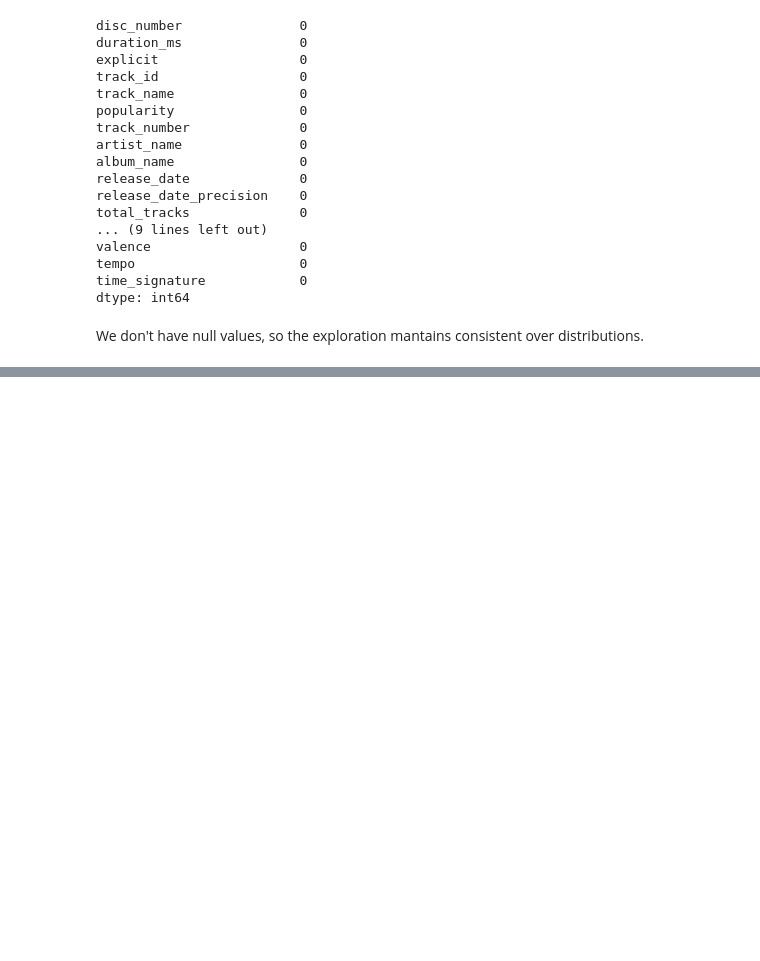
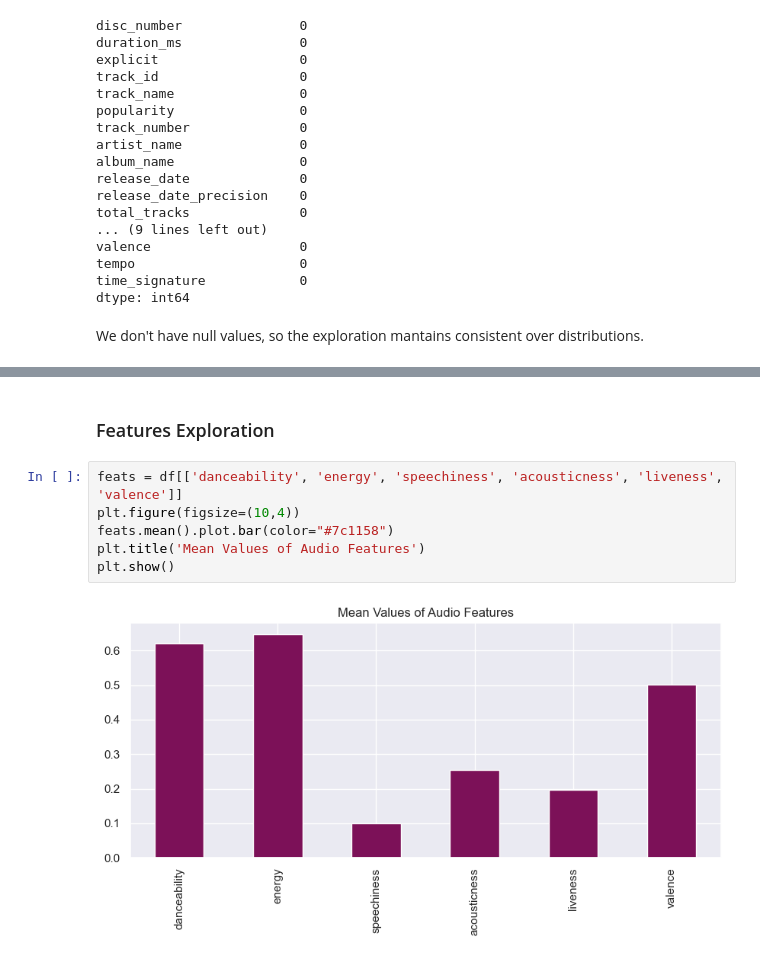
Before and after one commit to mase-git/spotrend, a Jupyter notebook: notebooks/2_data_exploration.ipynb, the cells around one changed output, grey strips where cells are left out. Cells and saved outputs as stored; diff of their text form; blank space fills up the shorter version.

```diff
--- a/notebooks/2_data_exploration.ipynb
+++ b/notebooks/2_data_exploration.ipynb
@@ -216,0 +290,10 @@ sn.jointplot(data=df, x="loudness", y="energy", kind="kde")
+# %% [markdown]
+### Features Exploration
+# %%
+feats = df[['danceability', 'energy', 'speechiness', 'acousticness', 'liveness', 'valence']]
+plt.figure(figsize=(10,4))
+feats.mean().plot.bar(color="#7c1158")
+plt.title('Mean Values of Audio Features')
+plt.show()
+# %% [output]
+[figure, added]
```
Also changed, not shown: parts of 33 cells of this notebook, 2 other files.
